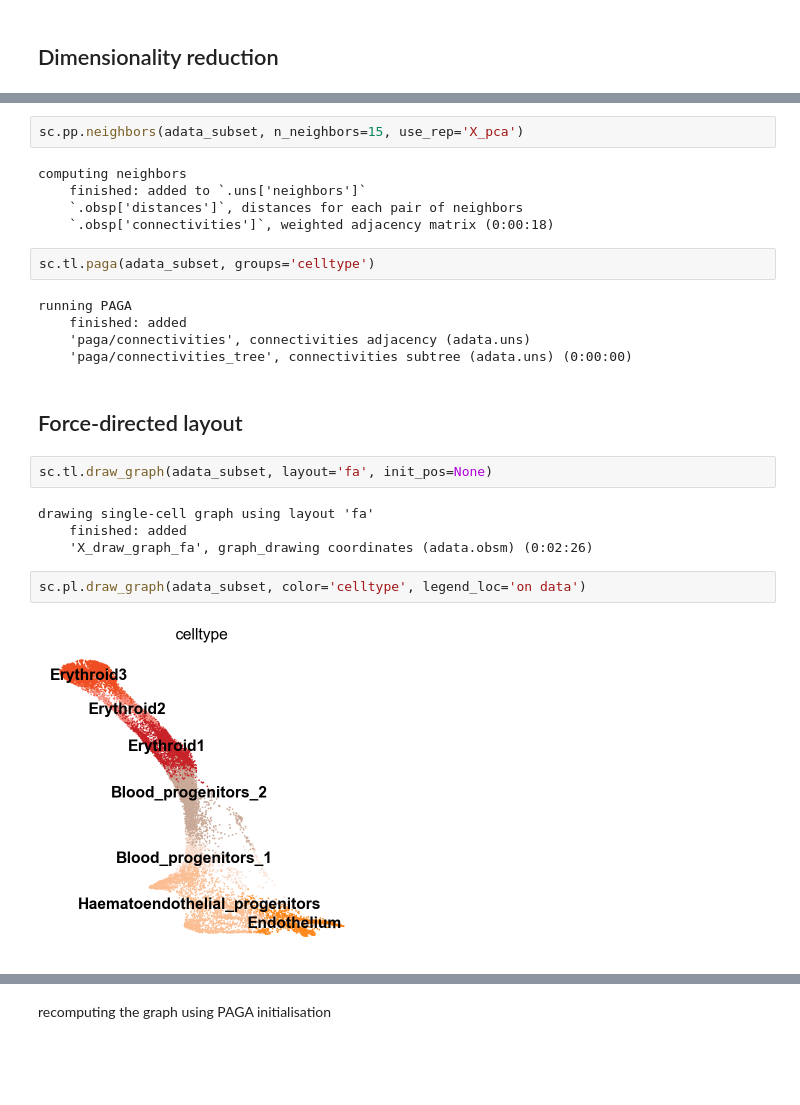
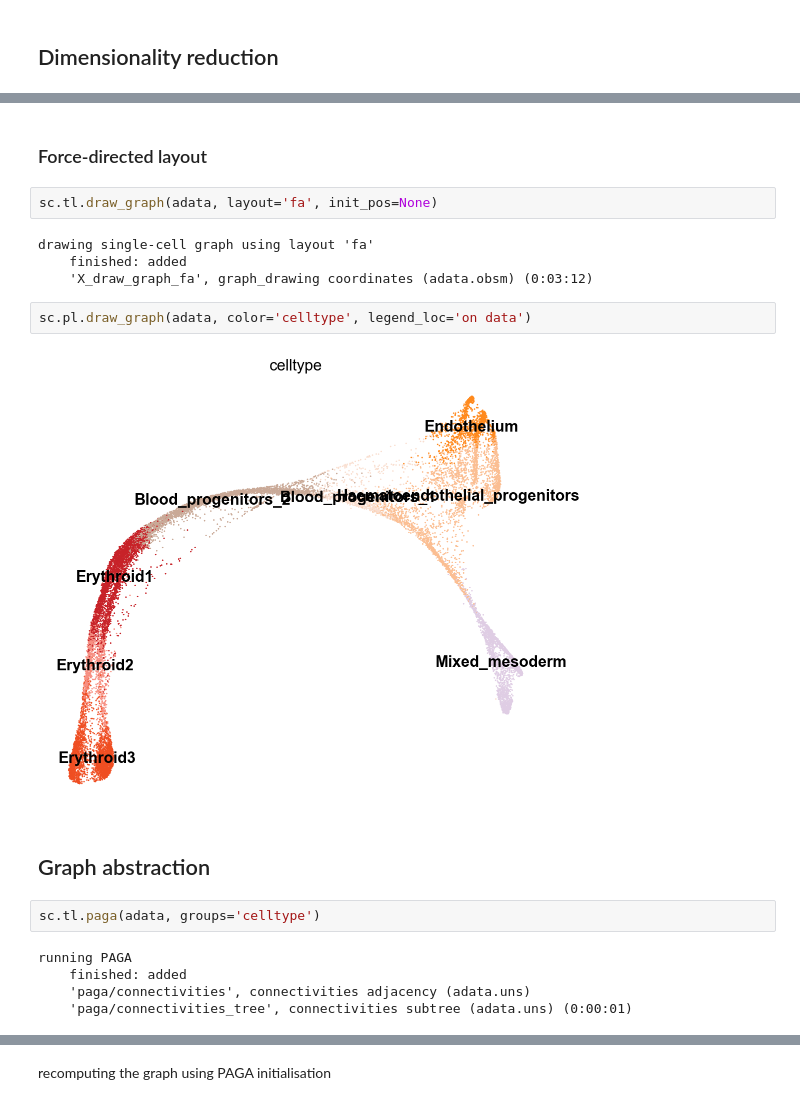
Before and after one commit to rargelaguet/gastrulation10x, a Jupyter notebook: scanpy/blood/blood_exploration.ipynb, the cells around one changed output, grey strips where cells are left out. Saved outputs shown, nothing was run; the diff lists cells and outputs as text; blank space fills up the shorter version.

```diff
--- a/scanpy/blood/blood_exploration.ipynb
+++ b/scanpy/blood/blood_exploration.ipynb
@@ -81,28 +195,23 @@ adata_subset.obsm.keys()
 # %% [output]
 KeysView(AxisArrays with keys: X_pca, X_umap, X_tsne, X_diffmap)
-# %%
-sc.pp.neighbors(adata_subset, n_neighbors=15, use_rep='X_pca')
-# %% [output]
-computing neighbors
-    finished: added to `.uns['neighbors']`
-    `.obsp['distances']`, distances for each pair of neighbors
-    `.obsp['connectivities']`, weighted adjacency matrix (0:00:18)
+# %% [markdown]
+### Force-directed layout
+# %%
+sc.tl.draw_graph(adata, layout='fa', init_pos=None)
+# %% [output]
+drawing single-cell graph using layout 'fa'
+    finished: added
+    'X_draw_graph_fa', graph_drawing coordinates (adata.obsm) (0:03:12)
+# %%
+sc.pl.draw_graph(adata, color='celltype', legend_loc='on data')
+# %% [output]
+[figure, added]
+# %% [markdown]
+## Graph abstraction
 # %%
-sc.tl.paga(adata_subset, groups='celltype')
+sc.tl.paga(adata, groups='celltype')
 # %% [output]
 running PAGA
     finished: added
     'paga/connectivities', connectivities adjacency (adata.uns)
-    'paga/connectivities_tree', connectivities subtree (adata.uns) (0:00:00)
+    'paga/connectivities_tree', connectivities subtree (adata.uns) (0:00:01)
-# %% [markdown]
-## Force-directed layout
-# %%
-sc.tl.draw_graph(adata_subset, layout='fa', init_pos=None)
-# %% [output]
-drawing single-cell graph using layout 'fa'
-    finished: added
-    'X_draw_graph_fa', graph_drawing coordinates (adata.obsm) (0:02:26)
-# %%
-sc.pl.draw_graph(adata_subset, color='celltype', legend_loc='on data')
-# %% [output]
-[figure, removed]
```
Also changed, not shown: parts of 41 cells of this notebook, 5 other files.
